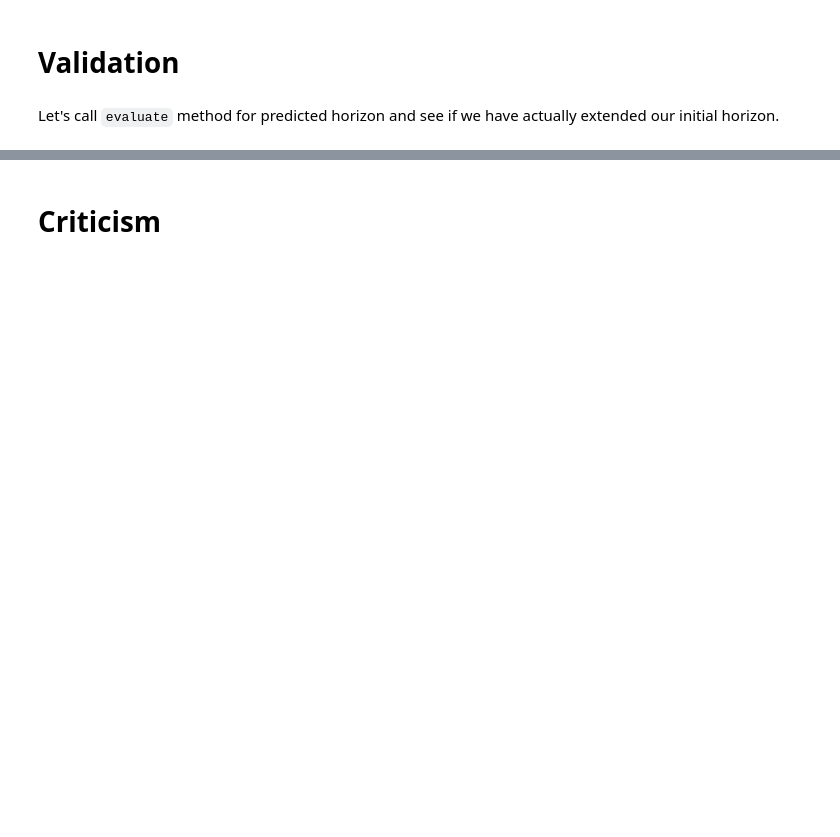
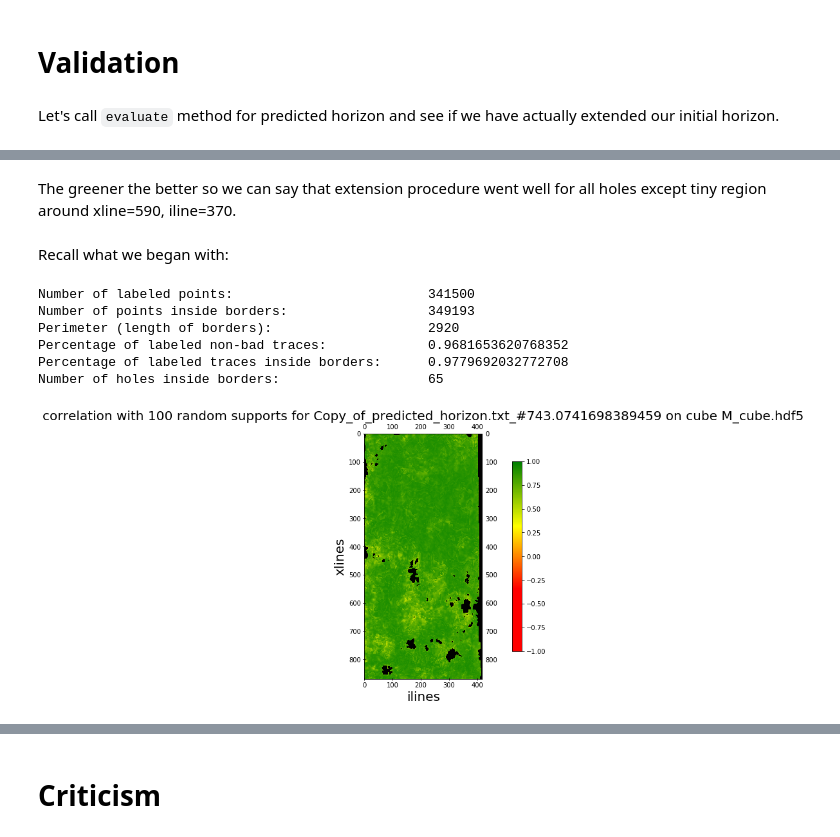
Before and after one commit to vodun/seismiqb, a Jupyter notebook: models/Horizon extrapolation/Horizon_extension.ipynb, the cells around one changed output, grey strips where cells are left out. Drawn from its saved outputs; the diff is of its cells as text; code cells hidden in the pictures; blank space fills up the shorter version.

```diff
--- a/models/Horizon extrapolation/Horizon_extension.ipynb
+++ b/models/Horizon extrapolation/Horizon_extension.ipynb
@@ -332,0 +343,14 @@ Number of holes inside borders:                   26
+# %% [markdown]
+The greener the better so we can say that extension procedure went well for all holes except tiny region around xline=590, iline=370.
+# %% [markdown]
+Recall what we began with:
+# %%
+corrs = initial_horizon.evaluate(supports=100, plot=True)
+# %% [output]
+Number of labeled points:                         341500
+Number of points inside borders:                  349193
+Perimeter (length of borders):                    2920
+Percentage of labeled non-bad traces:             0.9681653620768352
+Percentage of labeled traces inside borders:      0.9779692032772708
+Number of holes inside borders:                   65
+[figure, added]
```
Also changed, not shown: parts of 26 cells of this notebook.
